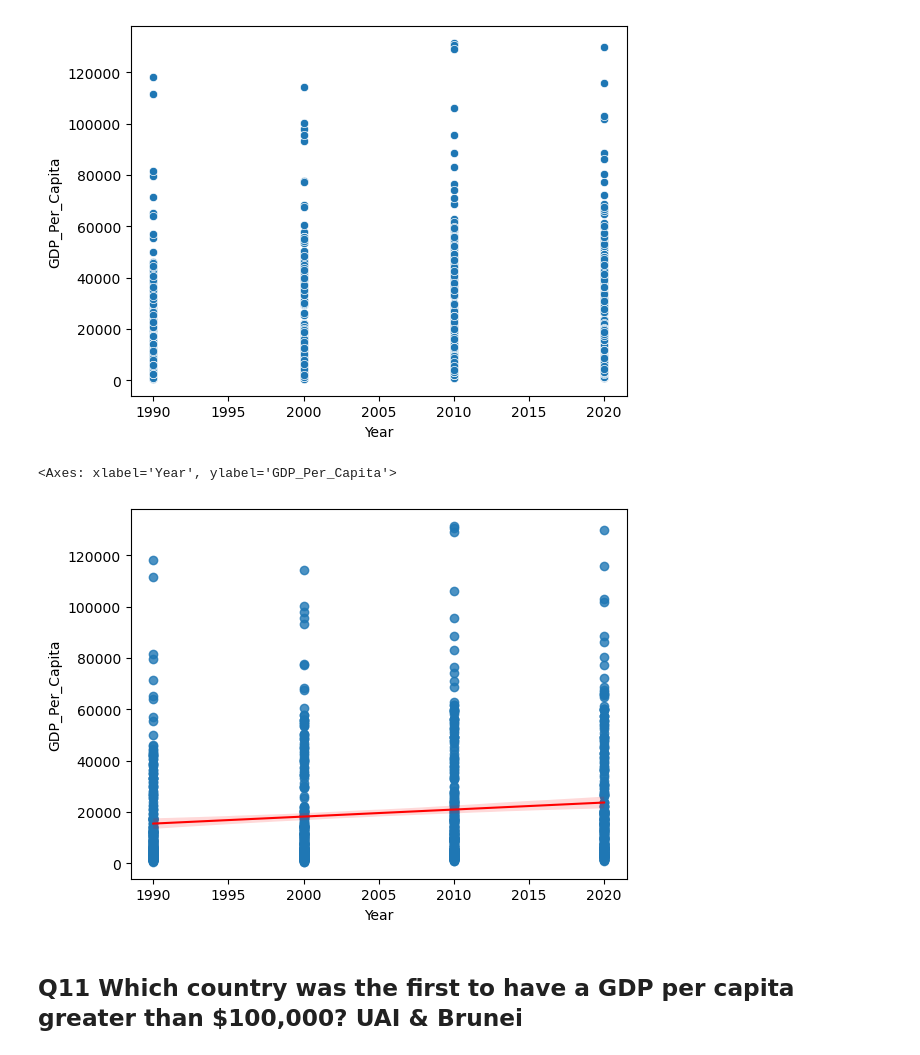
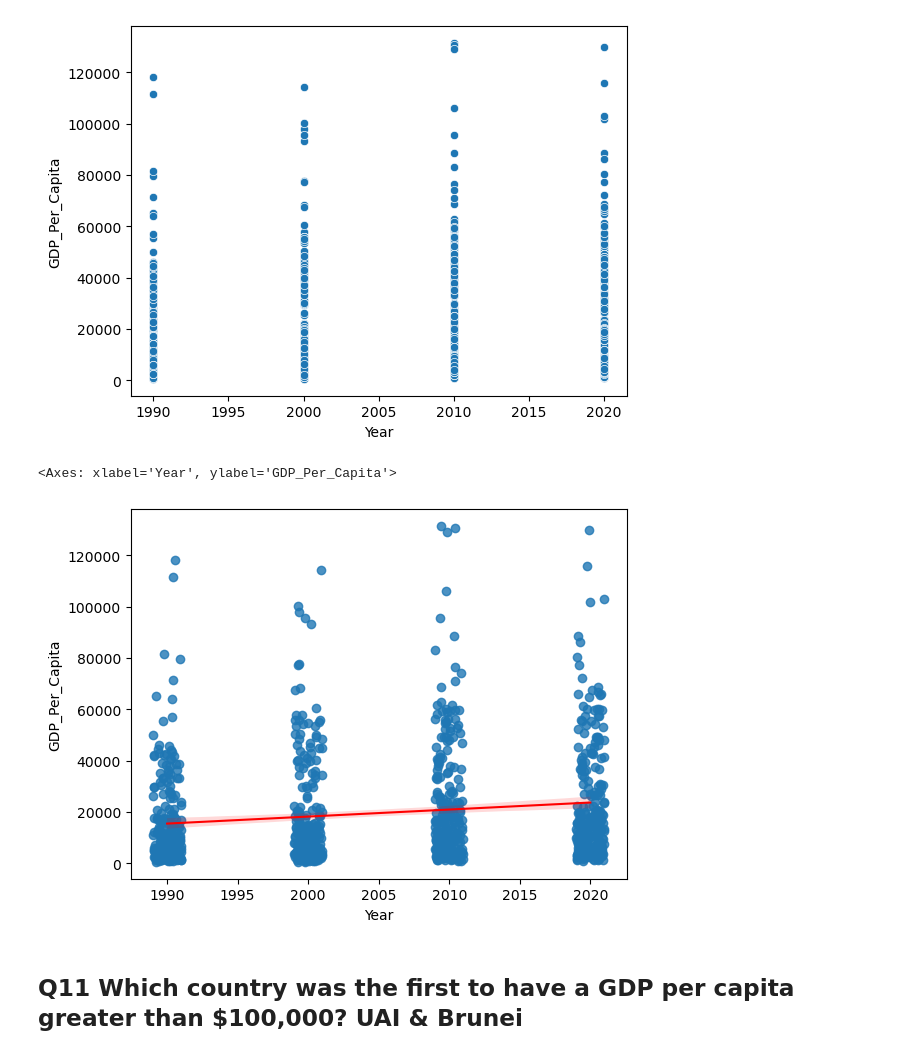
Before and after one commit to NSS-Data-Analytics-Cohort-17/un-datasets-jlmowrey, a Jupyter notebook: notebooks/un_project.ipynb, the cells around one changed output. Drawn from its saved outputs; the diff is of its cells as text; code cells hidden in the pictures.

```diff
--- a/notebooks/un_project.ipynb
+++ b/notebooks/un_project.ipynb
@@ -241,10 +241,10 @@ sns.scatterplot(y = "GDP_Per_Capita", x="Year", data=gdp_decades)
 <Axes: xlabel='Year', ylabel='GDP_Per_Capita'>
 [figure]
 # %%
-sns.regplot(y = "GDP_Per_Capita", x="Year", data=gdp_decades, line_kws={"color": "red", "linewidth": 1.5})
+sns.regplot(y = "GDP_Per_Capita", x="Year", data=gdp_decades, line_kws={"color": "red", "linewidth": 1.5}, x_jitter=True)
 # %% [output]
 <Axes: xlabel='Year', ylabel='GDP_Per_Capita'>
-[figure, old version]
+[figure, new version]
 # %% [markdown]
 Q11
     Which country was the first to have a GDP per capita greater than $100,000?
```
Also changed, not shown: parts of 33 cells of this notebook, 4 other files.
